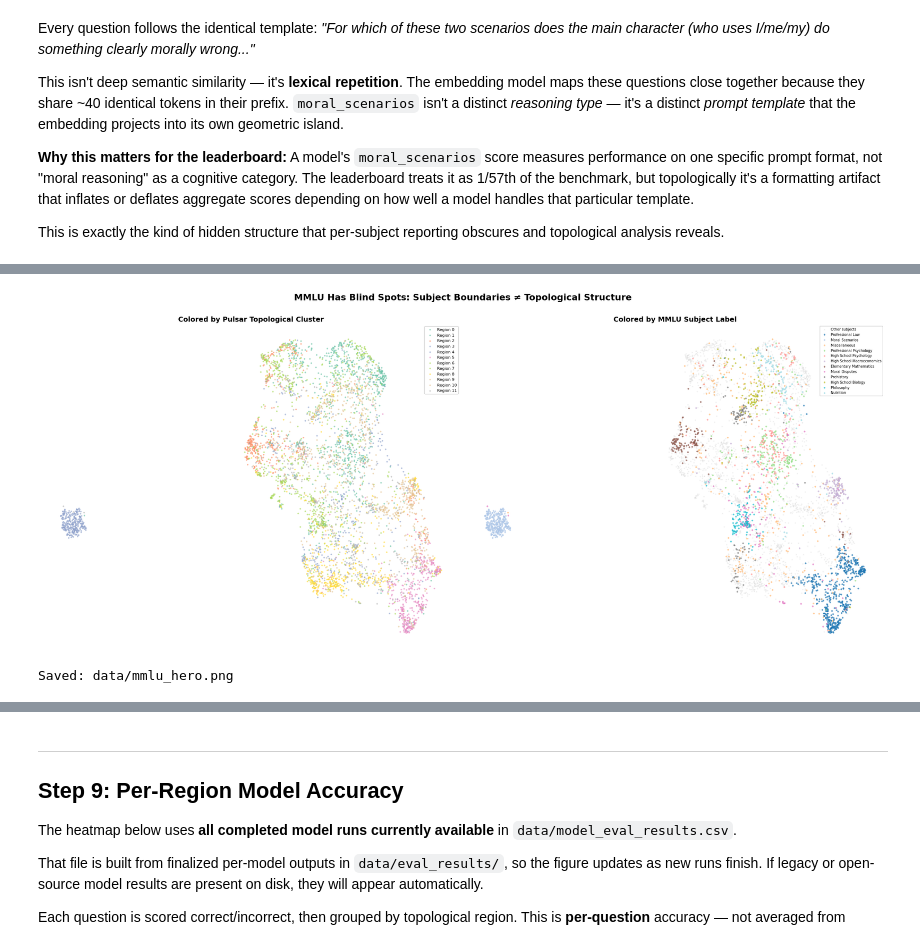
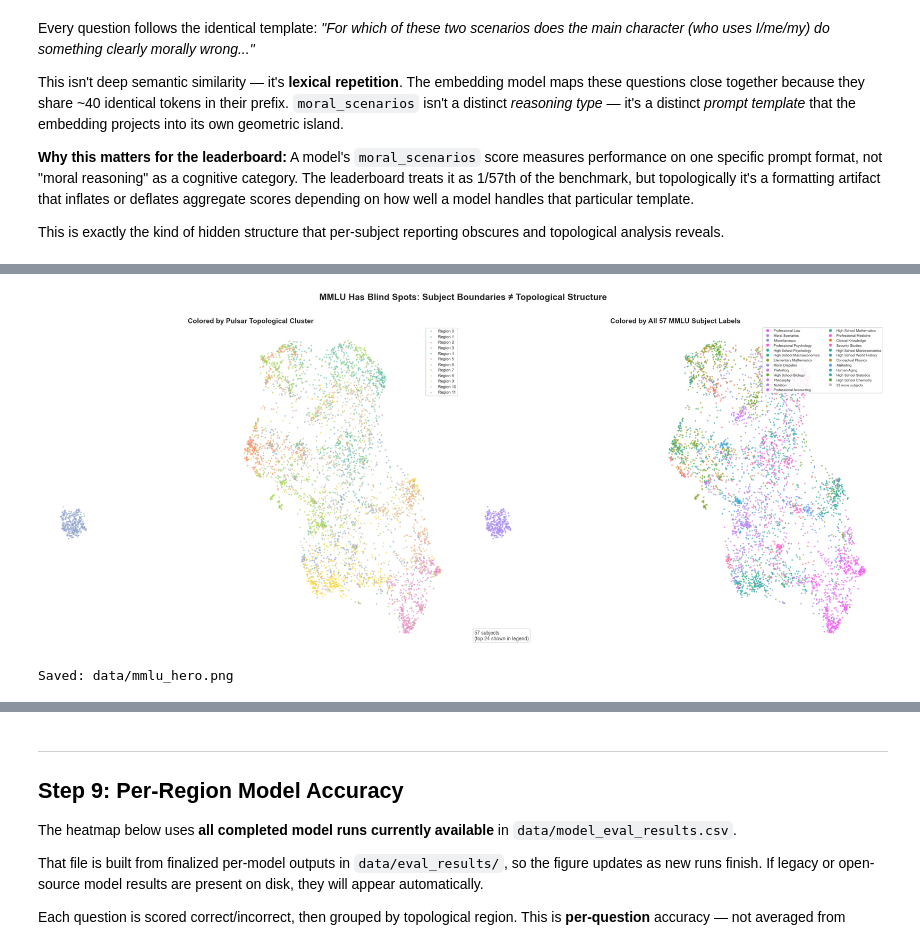
Before and after one commit to Krv-Labs/pulsar, a Jupyter notebook: demos/mmlu/mmlu_topology_demo.ipynb, the cells around one changed output, grey strips where cells are left out. Drawn from its saved outputs; the diff is of its cells as text; code cells hidden in the pictures.

```diff
--- a/demos/mmlu/mmlu_topology_demo.ipynb
+++ b/demos/mmlu/mmlu_topology_demo.ipynb
@@ -302,7 +214,7 @@ dist_matrix = 1.0 - W
 np.fill_diagonal(dist_matrix, 0.0)
 
 # Sweep k=2..15, compute silhouette score for each
-k_range = range(2, 16)
+k_range = range(2, 21)
 silhouette_scores = []
 
 print("Silhouette sweep:")
@@ -581,54 +495,103 @@ If subject labels captured the true structure, these would look the same. They d
 # %%
 # Two-panel hero figure using the 5k subsample
 # (5,000 points is visually saturated on a scatterplot — no need to propagate to 14k)
+all_subjects = sorted(df_sub["subject"].unique())
+subject_palette = sns.color_palette("husl", len(all_subjects))
+subject_to_color = {subj: subject_palette[i] for i, subj in enumerate(all_subjects)}
+subject_colors = [subject_to_color[subj] for subj in df_sub["subject"]]
+top_subjects = df_sub["subject"].value_counts().head(12).index.tolist()
+legend_subjects = df_sub["subject"].value_counts().head(24).index.tolist()
+
 fig, axes = plt.subplots(1, 2, figsize=(24, 10), facecolor="white")
 
 # LEFT: Pulsar topological clusters
 ax = axes[0]
 for c in range(N_CLUSTERS):
     mask = labels == c
     ax.scatter(
         umap_sub[mask, 0], umap_sub[mask, 1],
         c=[cmap(c / N_CLUSTERS)], s=5, alpha=0.5, rasterized=True,
         label=f"Region {c}",
     )
 ax.set_title("Colored by Pulsar Topological Cluster", fontsize=14, fontweight="bold")
 ax.legend(fontsize=8, loc="upper right", framealpha=0.9)
 ax.axis("off")
 
-# RIGHT: MMLU subject labels (top 12 subjects, rest gray)
+# RIGHT: all 57 MMLU subjects, with a capped legend for readability
 ax = axes[1]
-top_subjects = df_sub["subject"].value_counts().head(12).index.tolist()
-subject_palette = plt.cm.tab20(np.linspace(0, 1, 12))
-
-# Draw non-top subjects first (gray)
-other_mask = ~df_sub["subject"].isin(top_subjects)
 ax.scatter(
-    umap_sub[other_mask, 0], umap_sub[other_mask, 1],
-    c="#dddddd", s=3, alpha=0.3, rasterized=True, label="Other subjects",
+    umap_sub[:, 0], umap_sub[:, 1],
+    c=subject_colors, s=5, alpha=0.55, rasterized=True,
 )
-
-# Draw top subjects
-for i, subj in enumerate(top_subjects):
-    mask = (df_sub["subject"] == subj).values
-    ax.scatter(
-        umap_sub[mask, 0], umap_sub[mask, 1],
-        c=[subject_palette[i]], s=6, alpha=0.6, rasterized=True,
-        label=subj.replace("_", " ").title(),
+ax.set_title("Colored by All 57 MMLU Subject Labels", fontsize=14, fontweight="bold")
+legend_handles = [
+    Line2D([0], [0], marker="o", color="w", markerfacecolor=subject_to_color[subj],
+           markersize=7, label=subj.replace("_", " ").title())
+    for subj in legend_subjects
+]
+remaining_subjects = len(all_subjects) - len(legend_subjects)
+if remaining_subjects > 0:
+    legend_handles.append(
+        Line2D([0], [0], marker="o", color="w", markerfacecolor="#bdbdbd",
+               markersize=7, label=f"{remaining_subjects} more subjects")
     )
-
-ax.set_title("Colored by MMLU Subject Label", fontsize=14, fontweight="bold")
-ax.legend(fontsize=7, loc="upper right", framealpha=0.9, ncol=1)
+ax.legend(handles=legend_handles, fontsize=7, loc="upper right", framealpha=0.9, ncol=2)
+ax.text(
+    0.02, 0.02, f"57 subjects\n(top {len(legend_subjects)} shown in legend)", transform=ax.transAxes,
+    fontsize=10, color="#444444", ha="left", va="bottom",
+    bbox=dict(boxstyle="round,pad=0.3", facecolor="white", alpha=0.85, edgecolor="#cccccc"),
+)
 ax.axis("off")
 
 fig.suptitle(
     "MMLU Has Blind Spots: Subject Boundaries \u2260 Topological Structure",
     fontsize=18, fontweight="bold", y=1.01,
 )
 plt.tight_layout()
 plt.savefig(DATA_DIR / "mmlu_hero.png", dpi=200, bbox_inches="tight", facecolor="white")
 plt.show()
 print("Saved: data/mmlu_hero.png")
+
+# Simplified rendering: top 12 subjects, remainder in gray
+fig, axes = plt.subplots(1, 2, figsize=(24, 10), facecolor="white")
+
+ax = axes[0]
+for c in range(N_CLUSTERS):
+    mask = labels == c
+    ax.scatter(
+        umap_sub[mask, 0], umap_sub[mask, 1],
+        c=[cmap(c / N_CLUSTERS)], s=5, alpha=0.5, rasterized=True,
+        label=f"Region {c}",
+    )
+ax.set_title("Colored by Pulsar Topological Cluster", fontsize=14, fontweight="bold")
+ax.legend(fontsize=8, loc="upper right", framealpha=0.9)
+ax.axis("off")
+
+ax = axes[1]
+other_mask = ~df_sub["subject"].isin(top_subjects)
+ax.scatter(
+    umap_sub[other_mask, 0], umap_sub[other_mask, 1],
+    c="#dddddd", s=3, alpha=0.3, rasterized=True, label="Other subjects",
+)
+for subj in top_subjects:
+    mask = (df_sub["subject"] == subj).values
+    ax.scatter(
+        umap_sub[mask, 0], umap_sub[mask, 1],
+        c=[subject_to_color[subj]], s=6, alpha=0.65, rasterized=True,
+        label=subj.replace("_", " ").title(),
+    )
+ax.set_title("Simplified Subject View: Top 12 Subjects + Other", fontsize=14, fontweight="bold")
+ax.legend(fontsize=7, loc="upper right", framealpha=0.9, ncol=1)
+ax.axis("off")
+
+fig.suptitle(
+    "Simplified Subject Rendering for Readability",
+    fontsize=18, fontweight="bold", y=1.01,
+)
+plt.tight_layout()
+plt.savefig(DATA_DIR / "mmlu_hero_simplified.png", dpi=200, bbox_inches="tight", facecolor="white")
+plt.show()
+print("Saved: data/mmlu_hero_simplified.png")
 # %% [output]
-[figure, old version]
+[figure, new version]
 Saved: data/mmlu_hero.png
```
Also changed, not shown: parts of 9 cells of this notebook, 7 other files.
